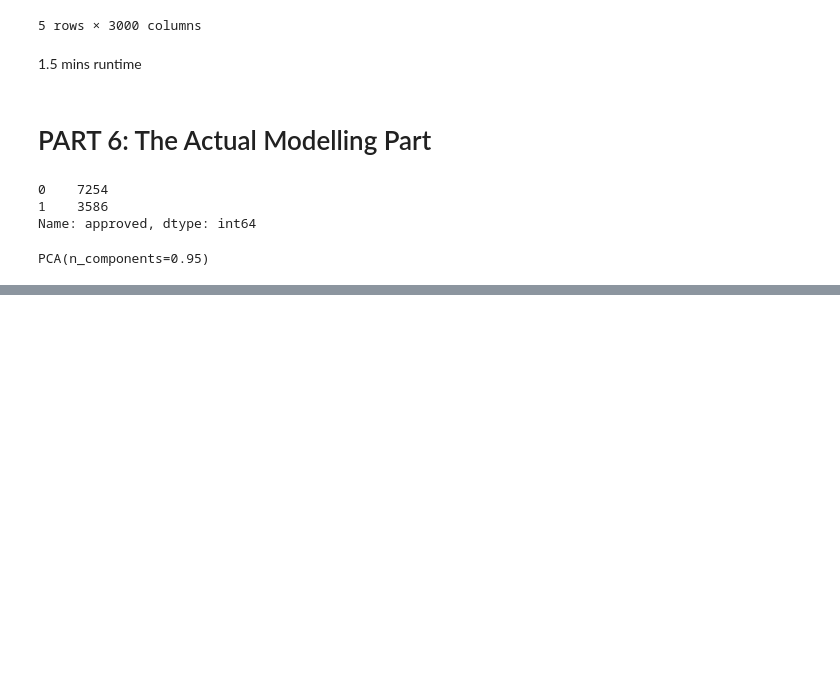
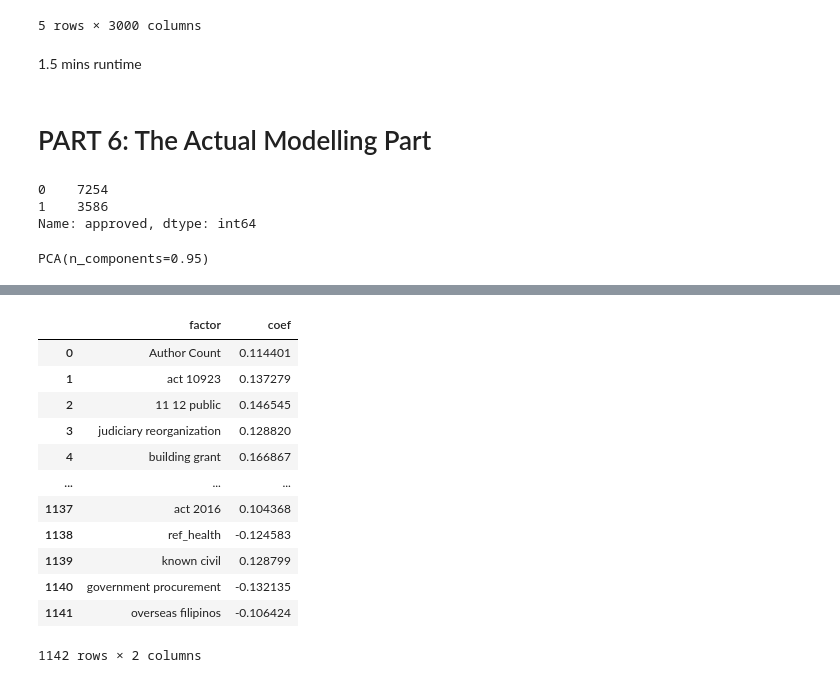
Before and after one commit to kgreyy/18th-congress-dataset, a Jupyter notebook: Bills TF-IDF.ipynb, the cells around one changed output, grey strips where cells are left out. Drawn from its saved outputs; the diff is of its cells as text; code cells hidden in the pictures; blank space fills up the shorter version.

```diff
--- a/Bills TF-IDF.ipynb
+++ b/Bills TF-IDF.ipynb
@@ -321,0 +396,10 @@ Accuracy of the binary classification = 0.828
+# %%
+import numpy as np
+def get_max_column(row):
+    if type(row) is float:
+        return
+    max_i = np.argmax(row.abs())
+    return (pca_cols[max_i],row[max_i])
+
+contributions = strong_rel.apply(get_max_column, axis=1)
+contributions
@@ -321,0 +419,17 @@ Accuracy of the binary classification = 0.828
+# %%
+out = pd.DataFrame(contributions.tolist(), columns=['factor','coef'])
+out
+# %% [output]
+|  | factor | coef |
+| 0 | Author Count | 0.114401 |
+| 1 | act 10923 | 0.137279 |
+| 2 | 11 12 public | 0.146545 |
+| 3 | judiciary reorganization | 0.128820 |
+| 4 | building grant | 0.166867 |
+| ... | ... | ... |
+| 1137 | act 2016 | 0.104368 |
+| 1138 | ref_health | -0.124583 |
+| 1139 | known civil | 0.128799 |
+| 1140 | government procurement | -0.132135 |
+| 1141 | overseas filipinos | -0.106424 |
+1142 rows × 2 columns
```
Also changed, not shown: parts of 27 cells of this notebook, 4 other files.
